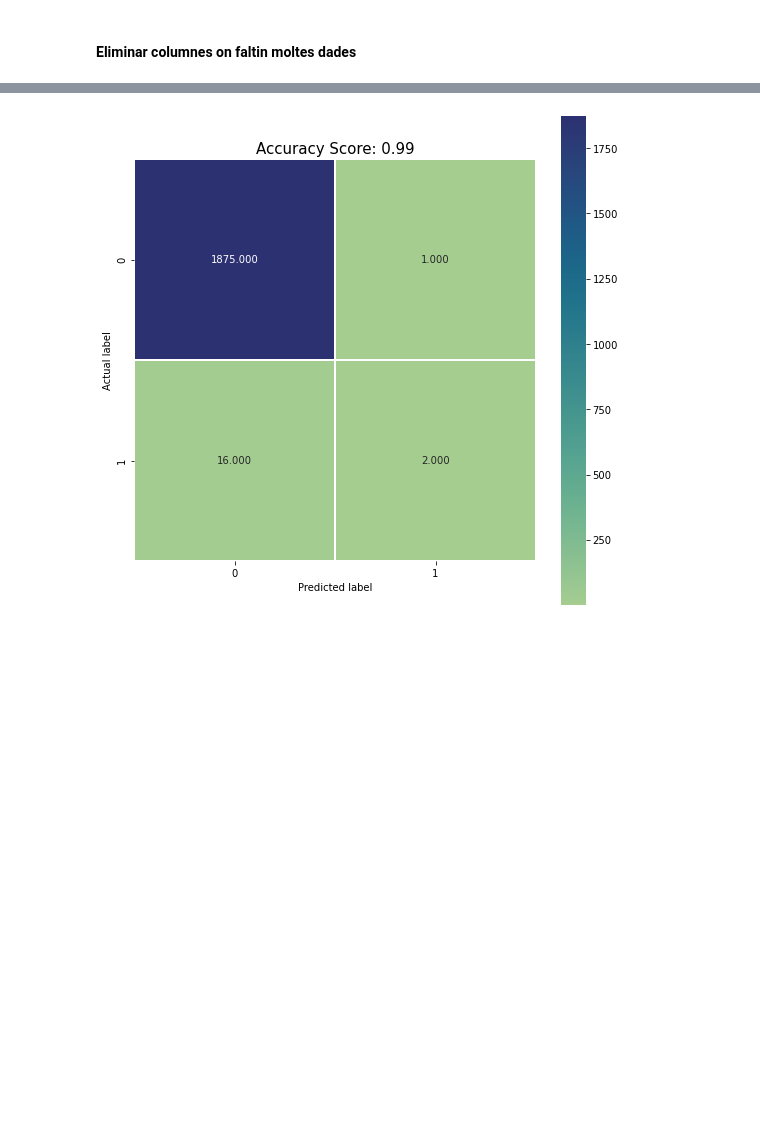
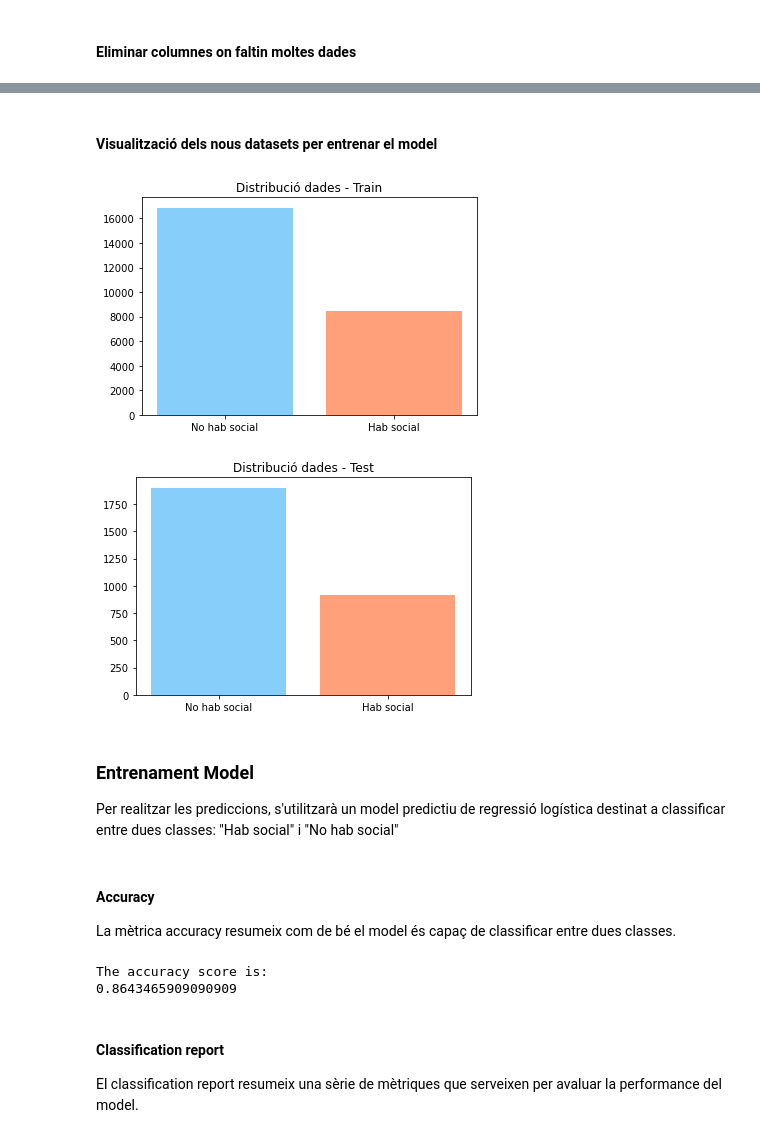
Before and after one commit to ingridperez03/pm-product, a Jupyter notebook: prediccio.ipynb, the cells around one changed output, grey strips where cells are left out. Saved outputs shown, nothing was run; the diff lists cells and outputs as text; code cells hidden in the pictures; blank space fills up the shorter version.

```diff
--- a/prediccio.ipynb
+++ b/prediccio.ipynb
@@ -629,0 +639,3 @@ See the caveats in the documentation: https://pandas.pydata.org/pandas-docs/stab
+# %%
+#### Define sampling strategy ['None', 'Under', 'Over']
+strategy = 'Over'
@@ -629,0 +644,7 @@ See the caveats in the documentation: https://pandas.pydata.org/pandas-docs/stab
+# %%
+if strategy == 'Under':
+    undersampling = RandomUnderSampler(sampling_strategy = 0.5)
+    X_under, y_under = undersampling.fit_resample(X, y)
+elif strategy == 'Over':
+    over_sampling = RandomOverSampler(sampling_strategy = 0.5)
+    X_over, y_over = over_sampling.fit_resample(X, y)
@@ -630,3 +655,11 @@ See the caveats in the documentation: https://pandas.pydata.org/pandas-docs/stab
+# %%
+# Split dataset according to sampling strategy
+if strategy == 'Under':
+    X_train, X_test, y_train, y_test = train_test_split(X_under, y_under, test_size=0.1, shuffle=True)
+elif strategy == 'Over':
+    X_train, X_test, y_train, y_test = train_test_split(X_over, y_over, test_size=0.1, shuffle=True)
+else:
+    X_train, X_test, y_train, y_test = train_test_split(X, y, test_size=0.1, shuffle=True)
 # %%
 print("X train: " + str(X_train.shape))
 print("y train: " + str(y_train.shape))
@@ -649,15 +677,20 @@ score = model.score(X_test, y_test)
-# %%
-import matplotlib.pyplot as plt
-import seaborn as sns
-from sklearn import metrics
-
-cm = metrics.confusion_matrix(y_test, test_predict)
-plt.figure(figsize=(9,9))
-sns.heatmap(cm, annot=True, fmt=".3f", linewidths=.5, square = True, cmap = 'crest')
-plt.ylabel('Actual label')
-plt.xlabel('Predicted label')
-all_sample_title = 'Accuracy Score: {:.2f}'.format(score)
-plt.title(all_sample_title, size = 15)
-plt.show()
-# %% [output]
-[figure, removed]
+# %% [markdown]
+#### Visualització dels nous datasets per entrenar el model
+# %%
+dict_train = {"No hab social": list(y_train).count(0.0), "Hab social": list(y_train).count(1.0)}
+plt.bar(list(dict_train.keys()), list(dict_train.values()), color=["lightskyblue", "lightsalmon"])
+plt.title("Distribució dades - Train")
+plt.show()
+# %% [output]
+[figure, added]
+# %%
+dict_test = {"No hab social": list(y_test).count(0.0), "Hab social": list(y_test).count(1.0)}
+plt.bar(list(dict_test.keys()), list(dict_test.values()), color=["lightskyblue", "lightsalmon"])
+plt.title("Distribució dades - Test")
+plt.show()
+# %% [output]
+[figure, added]
+# %% [markdown]
+### Entrenament Model
+
+Per realitzar les prediccions, s'utilitzarà un model predictiu de regressió logística destinat a classificar entre dues classes: "Hab social" i "No hab social"
@@ -663,0 +708,16 @@ plt.show()
+# %% [markdown]
+#### Accuracy
+
+La mètrica accuracy resumeix com de bé el model és capaç de classificar entre dues classes.
+# %%
+# Mostrar l'accuracy de classificació model
+print('The accuracy score is:')
+print(accuracy_score(y_test, test_mod))
+print()
+# %% [output]
+The accuracy score is:
+0.8643465909090909
+# %% [markdown]
+#### Classification report
+
+El classification report resumeix una sèrie de mètriques que serveixen per avaluar la performance del model.
```
Also changed, not shown: parts of 52 cells of this notebook, 3 other files.
